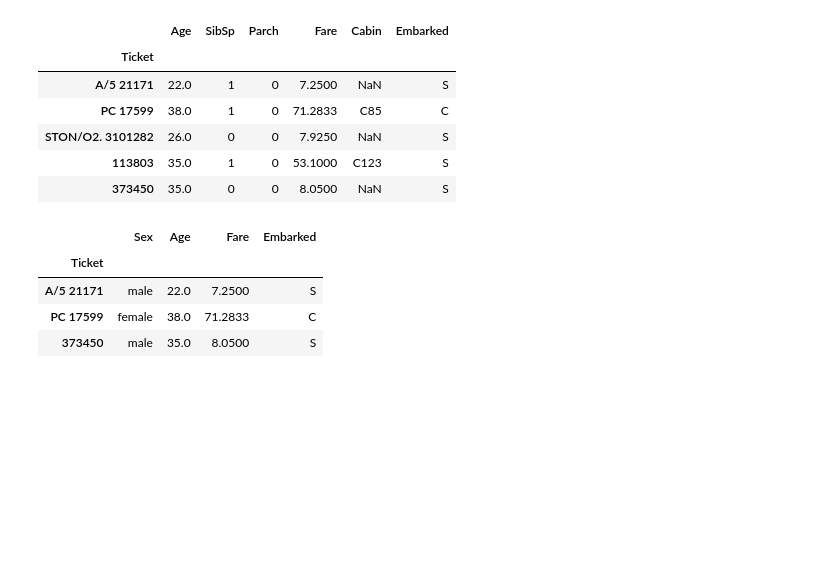
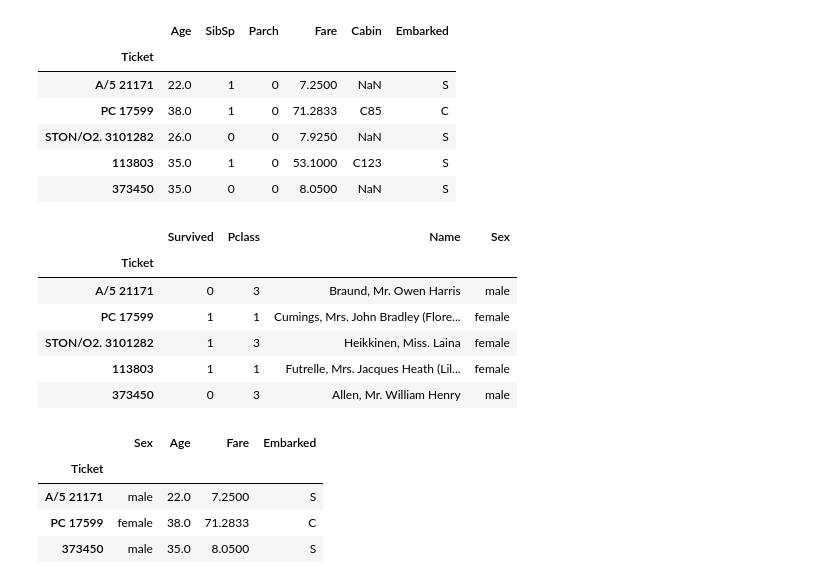
Before and after one commit to ankitgoel1602/data-science, a Jupyter notebook: data-analysis/pandas/pandas_basic_functions_overview.ipynb, the cells around one changed output. Saved outputs shown, nothing was run; the diff lists cells and outputs as text; code cells hidden in the pictures; blank space fills up the shorter version.

```diff
--- a/data-analysis/pandas/pandas_basic_functions_overview.ipynb
+++ b/data-analysis/pandas/pandas_basic_functions_overview.ipynb
@@ -294,4 +334,18 @@ titanic_ticket_index.iloc[:, 5:].head(5)
 | STON/O2. 3101282 | 26.0 | 0 | 0 | 7.9250 | NaN | S |
 | 113803 | 35.0 | 1 | 0 | 53.1000 | C123 | S |
 | 373450 | 35.0 | 0 | 0 | 8.0500 | NaN | S |
+# %%
+# Selecting multiple columns using ':' method 3
+
+# we can add start_index:end_index for columns
+# selecting 1st column to the 5th column
+titanic_ticket_index.iloc[:, 1:5].head(5)
+# %% [output]
+|  | Survived | Pclass | Name | Sex |
+| Ticket |  |  |  |  |
+| A/5 21171 | 0 | 3 | Braund, Mr. Owen Harris | male |
+| PC 17599 | 1 | 1 | Cumings, Mrs. John Bradley (Flore... | female |
+| STON/O2. 3101282 | 1 | 3 | Heikkinen, Miss. Laina | female |
+| 113803 | 1 | 1 | Futrelle, Mrs. Jacques Heath (Lil... | female |
+| 373450 | 0 | 3 | Allen, Mr. William Henry | male |
 # %%
```
Also changed, not shown: parts of 13 cells of this notebook.
